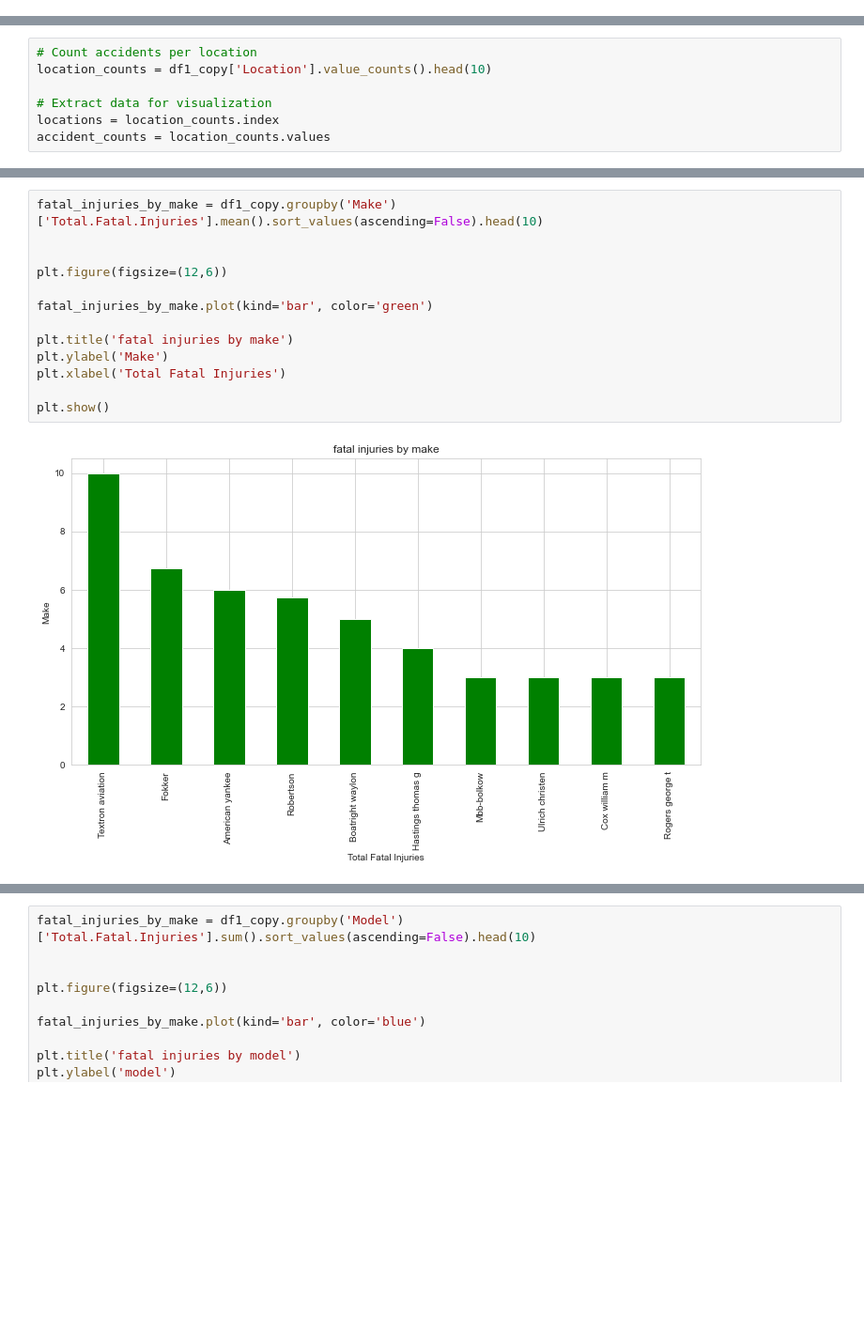
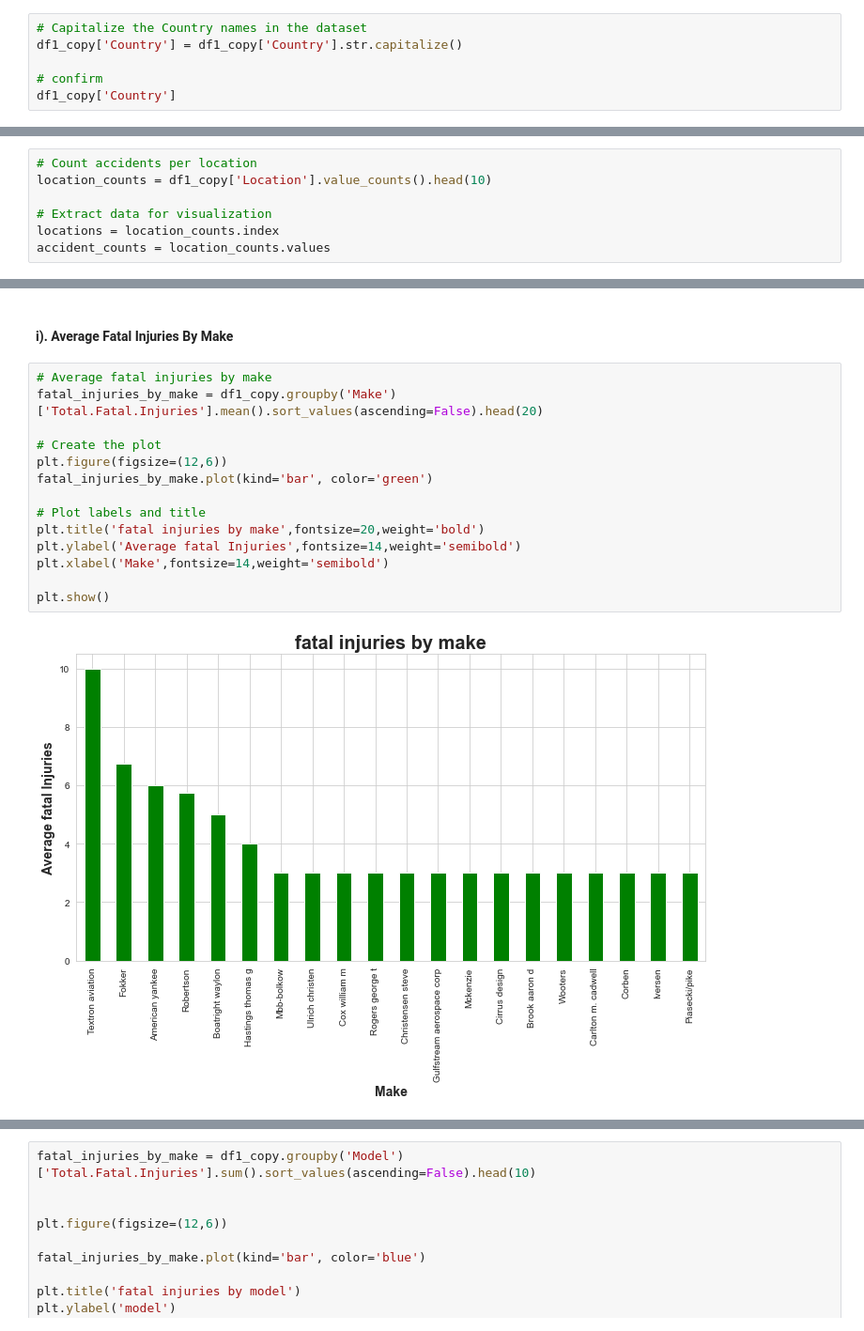
Before and after one commit to Uxer-Janine/End-Of-Phase-1-Project, a Jupyter notebook: Aviation Safety Analysis.ipynb, the cells around one changed output, grey strips where cells are left out. Shown at 94% size. Saved outputs shown, nothing was run; the diff lists cells and outputs as text; blank space fills up the shorter version.

Commit message:
Recorded Observations based on visualizations

```diff
--- a/Aviation Safety Analysis.ipynb
+++ b/Aviation Safety Analysis.ipynb
@@ -418,0 +537,6 @@ array(['No', 'Yes'], dtype=object)
+# %%
+# Capitalize the Country names in the dataset
+df1_copy['Country'] = df1_copy['Country'].str.capitalize()
+
+# confirm
+df1_copy['Country']
@@ -650,15 +833,18 @@ Using the mean
+# %% [markdown]
+#### **i). Average Fatal Injuries By Make**
 # %%
-fatal_injuries_by_make = df1_copy.groupby('Make')['Total.Fatal.Injuries'].mean().sort_values(ascending=False).head(10)
+# Average fatal injuries by make
+fatal_injuries_by_make = df1_copy.groupby('Make')['Total.Fatal.Injuries'].mean().sort_values(ascending=False).head(20)
 
-
+# Create the plot
 plt.figure(figsize=(12,6))
-
 fatal_injuries_by_make.plot(kind='bar', color='green')
 
-plt.title('fatal injuries by make')
-plt.ylabel('Make')
-plt.xlabel('Total Fatal Injuries')
+# Plot labels and title
+plt.title('fatal injuries by make',fontsize=20,weight='bold')
+plt.ylabel('Average fatal Injuries',fontsize=14,weight='semibold')
+plt.xlabel('Make',fontsize=14,weight='semibold')
 
 plt.show()
 # %% [output]
-[figure, old version]
+[figure, new version]
```
Also changed, not shown: parts of 103 cells of this notebook.
